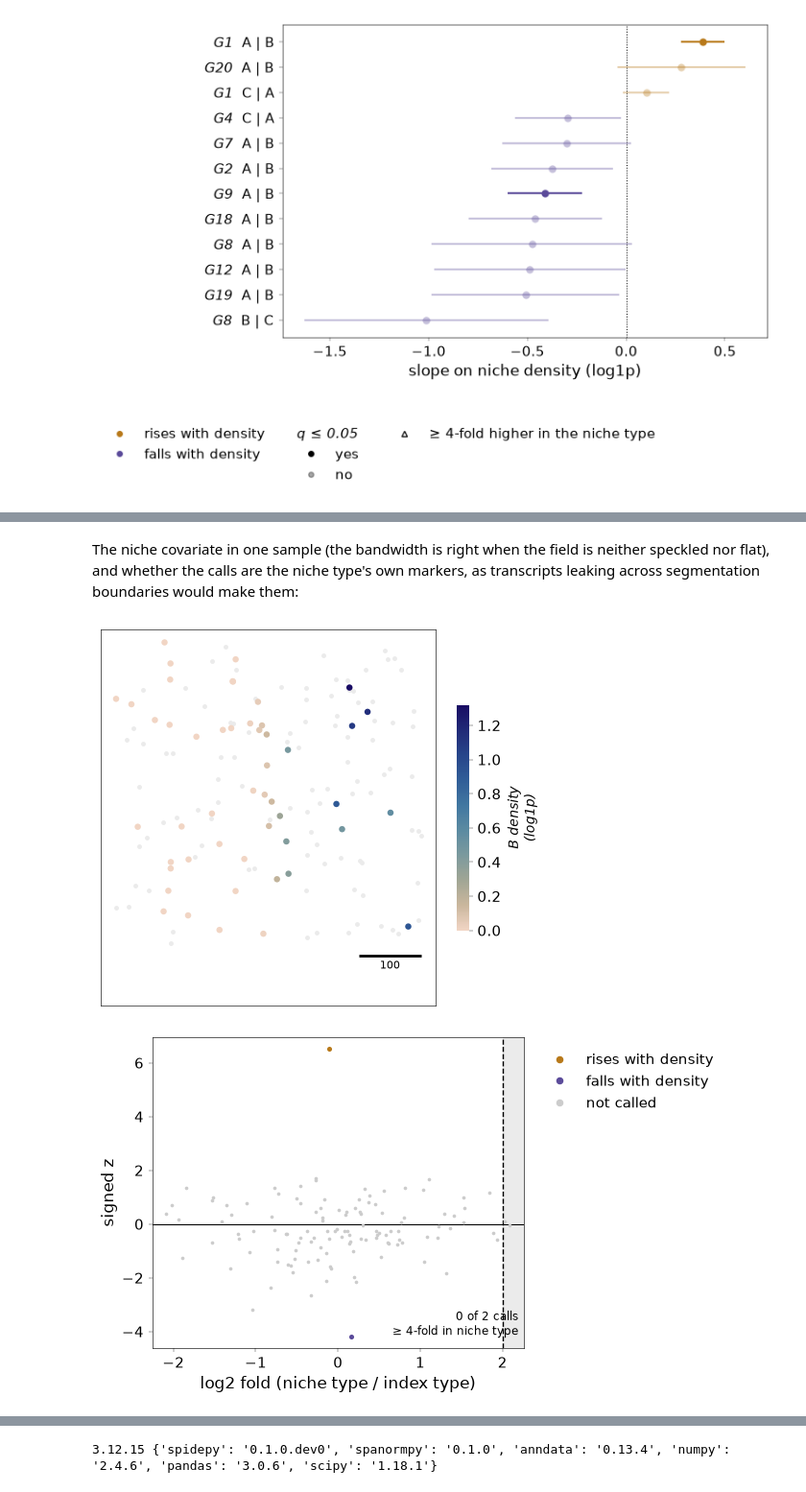
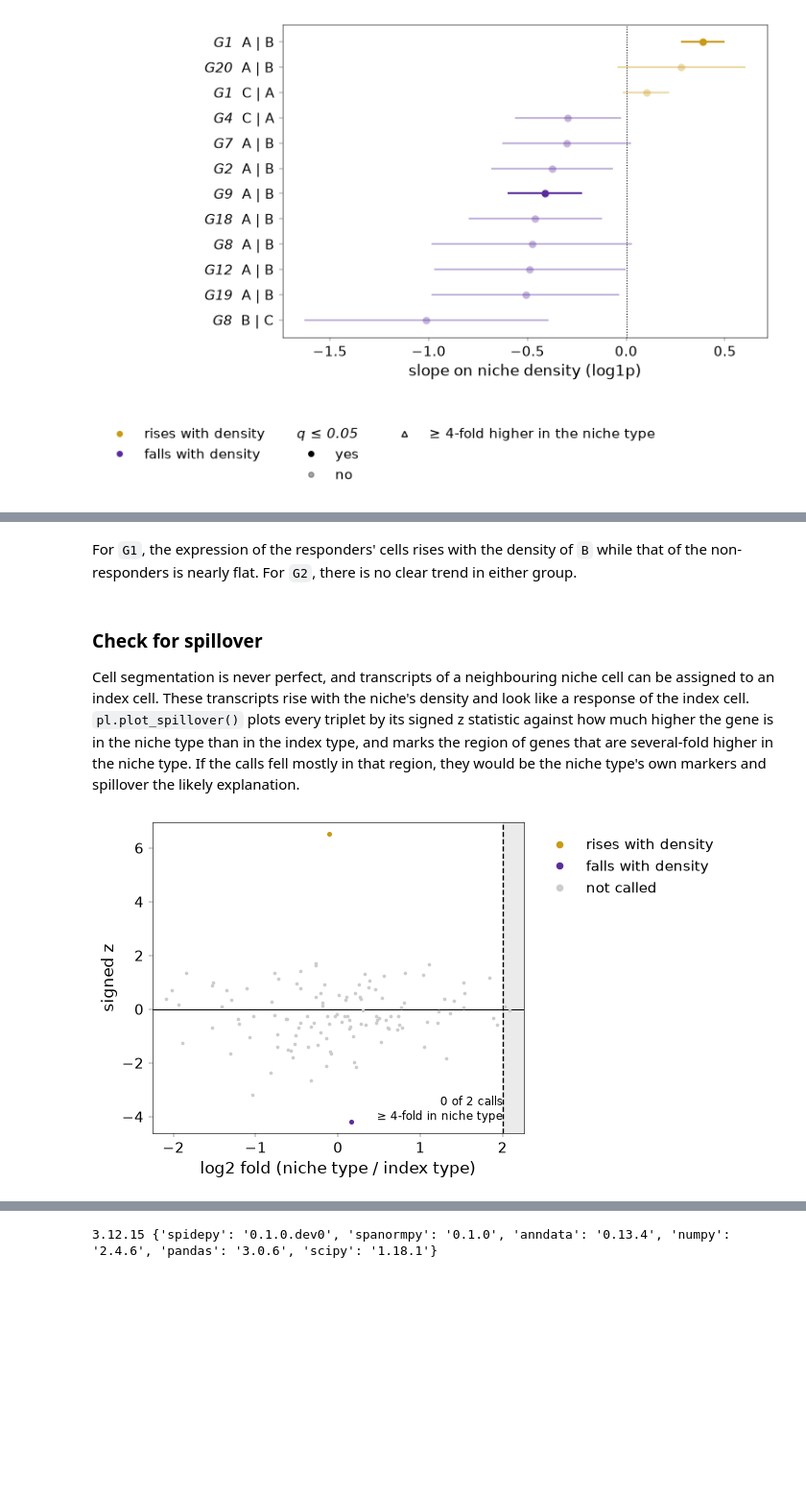
Before and after one commit to BhuvaLab/spidepy, a Jupyter notebook: docs/tutorial.ipynb, the cells around one changed output, grey strips where cells are left out. Shown at 96% size. Saved outputs shown, nothing was run; the diff lists cells and outputs as text; code cells hidden in the pictures; blank space fills up the shorter version.

```diff
--- a/docs/tutorial.ipynb
+++ b/docs/tutorial.ipynb
@@ -284,10 +323,10 @@ display(sp.pl.plot_niche_response(adata, res, gene="G1", index="A", niche="B", a
-# %% [markdown]
-The niche covariate in one sample (the bandwidth is right when the field is neither speckled nor flat), and
-whether the calls are the niche type's own markers, as transcripts leaking across segmentation boundaries would
-make them:
+# %% [markdown]
+For `G1`, the expression of the responders' cells rises with the density of `B` while that of the non-responders is nearly flat. For `G2`, there is no clear trend in either group.
+# %% [markdown]
+### Check for spillover
+
+Cell segmentation is never perfect, and transcripts of a neighbouring niche cell can be assigned to an index cell. These transcripts rise with the niche's density and look like a response of the index cell. `pl.plot_spillover()` plots every triplet by its signed z statistic against how much higher the gene is in the niche type than in the index type, and marks the region of genes that are several-fold higher in the niche type. If the calls fell mostly in that region, they would be the niche type's own markers and spillover the likely explanation.
 # %%
-display(sp.pl.plot_niche_map(adata, niche="B", sample="S1", index="A"))
 display(sp.pl.plot_spillover(res, adata))
 # %% [output]
-[figure, old version]
+[figure, new version]
-[figure, removed]
```
Also changed, not shown: parts of 41 cells of this notebook, 6 other files.
